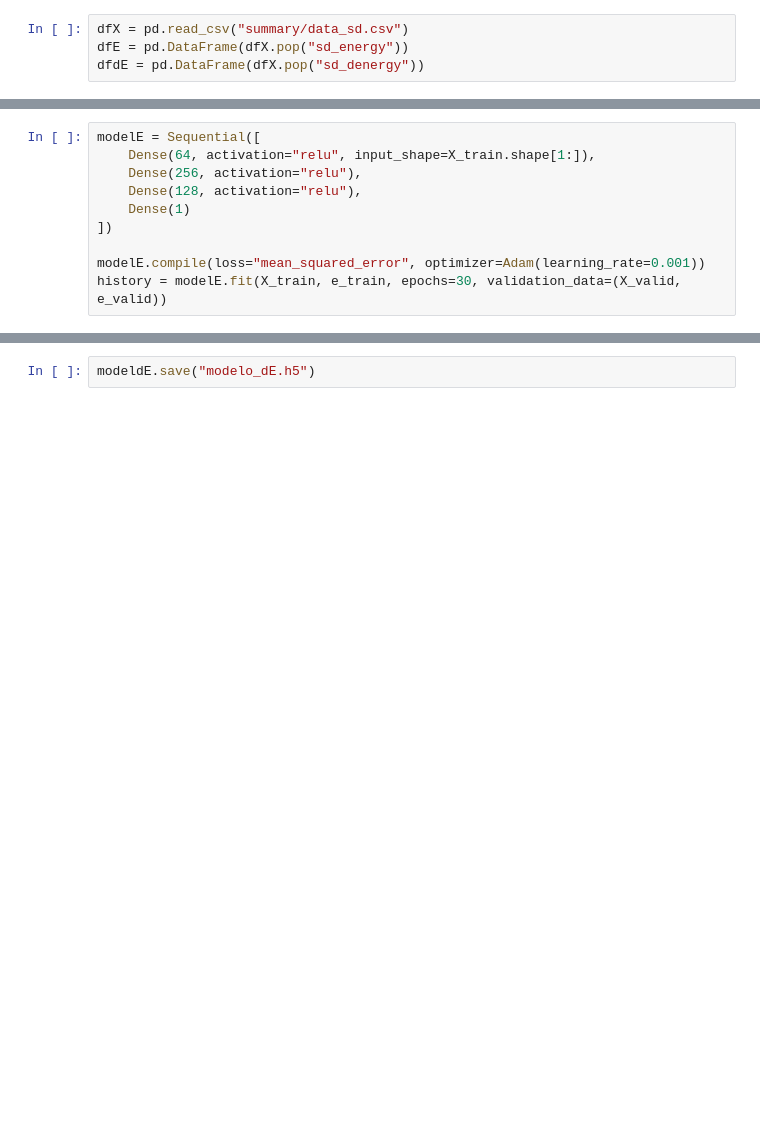
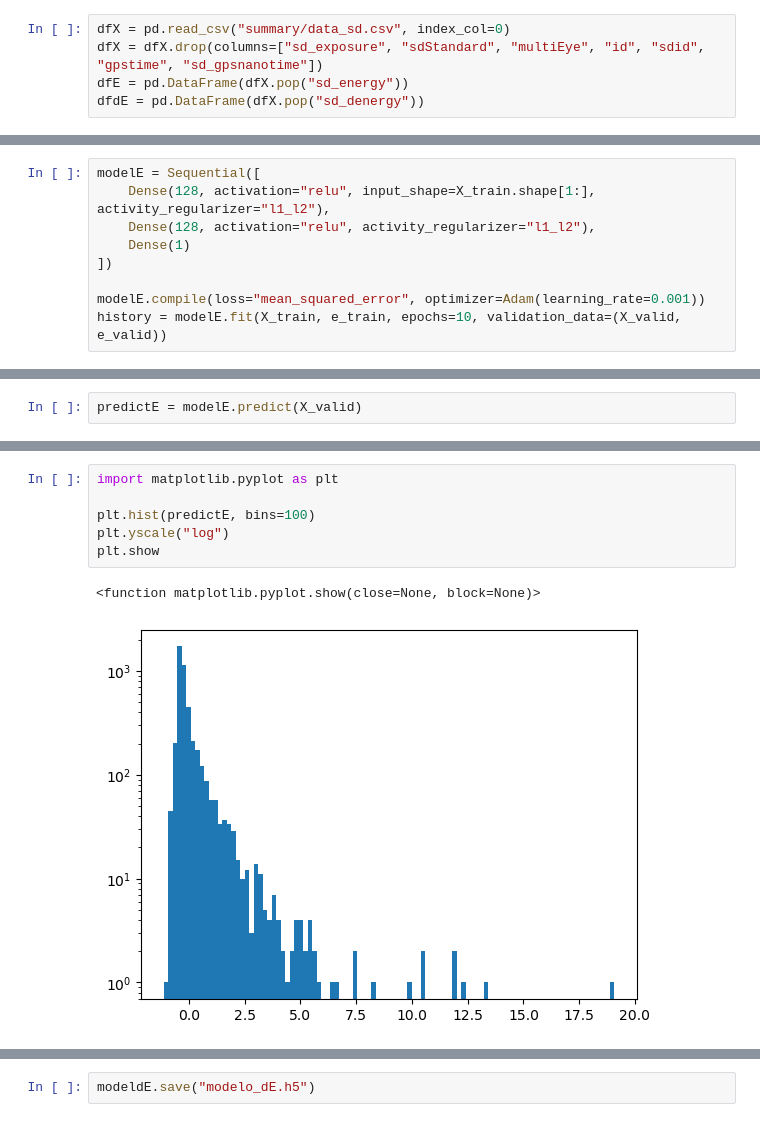
Before and after one commit to Pablo-Pomares/CNF2023, a Jupyter notebook: modelos_e_de_ind.ipynb, the cells around one changed output, grey strips where cells are left out. Drawn from its saved outputs; the diff is of its cells as text; blank space fills up the shorter version.

```diff
--- a/modelos_e_de_ind.ipynb
+++ b/modelos_e_de_ind.ipynb
@@ -9,4 +11,5 @@ from sklearn.model_selection import train_test_split
 # %%
-dfX = pd.read_csv("summary/data_sd.csv")
+dfX = pd.read_csv("summary/data_sd.csv", index_col=0)
+dfX = dfX.drop(columns=["sd_exposure", "sdStandard", "multiEye", "id", "sdid", "gpstime", "sd_gpsnanotime"])
 dfE = pd.DataFrame(dfX.pop("sd_energy"))
 dfdE = pd.DataFrame(dfX.pop("sd_denergy"))
@@ -20,11 +39,10 @@ X_train, X_valid, e_train, e_valid = train_test_split(X_train_full, e_train_full
 # %%
 modelE = Sequential([
-    Dense(64, activation="relu", input_shape=X_train.shape[1:]),
-    Dense(256, activation="relu"),
-    Dense(128, activation="relu"),
+    Dense(128, activation="relu", input_shape=X_train.shape[1:], activity_regularizer="l1_l2"),
+    Dense(128, activation="relu", activity_regularizer="l1_l2"),
     Dense(1)
 ])
 
 modelE.compile(loss="mean_squared_error", optimizer=Adam(learning_rate=0.001))
-history = modelE.fit(X_train, e_train, epochs=30, validation_data=(X_valid, e_valid))
+history = modelE.fit(X_train, e_train, epochs=10, validation_data=(X_valid, e_valid))
 # %% [output]
@@ -49,0 +69,2 @@ modelE.save("modelo_E.h5")
+# %%
+predictE = modelE.predict(X_valid)
@@ -49,0 +96,9 @@ modelE.save("modelo_E.h5")
+# %%
+import matplotlib.pyplot as plt
+
+plt.hist(predictE, bins=100)
+plt.yscale("log")
+plt.show
+# %% [output]
+<function matplotlib.pyplot.show(close=None, block=None)>
+[figure, added]
```
Also changed, not shown: parts of 10 cells of this notebook, 2 other files.
